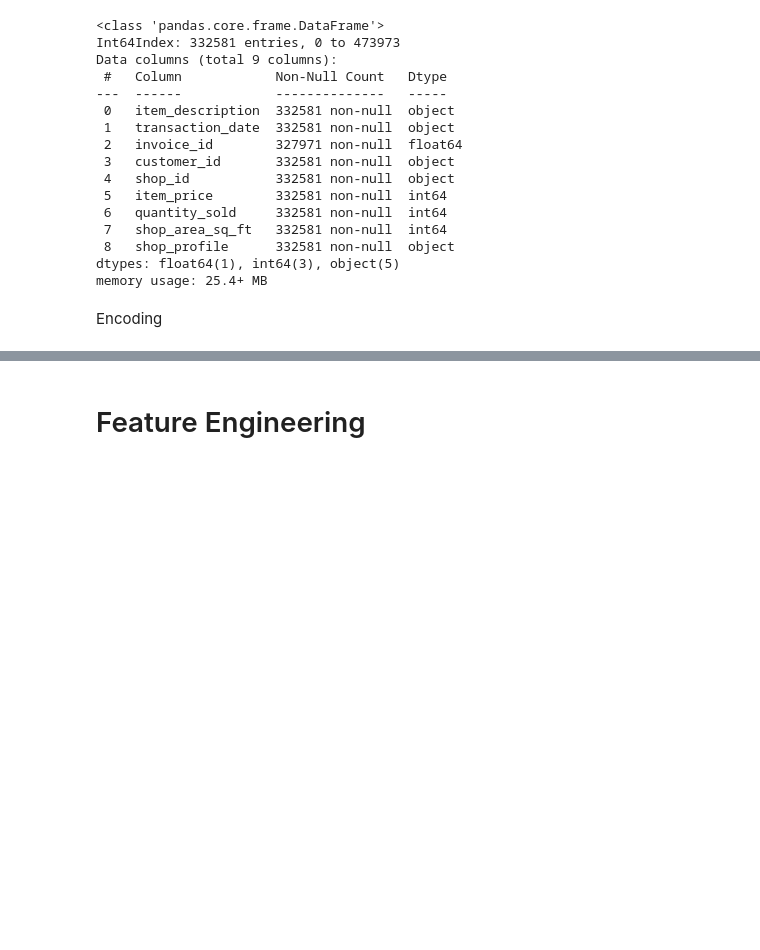
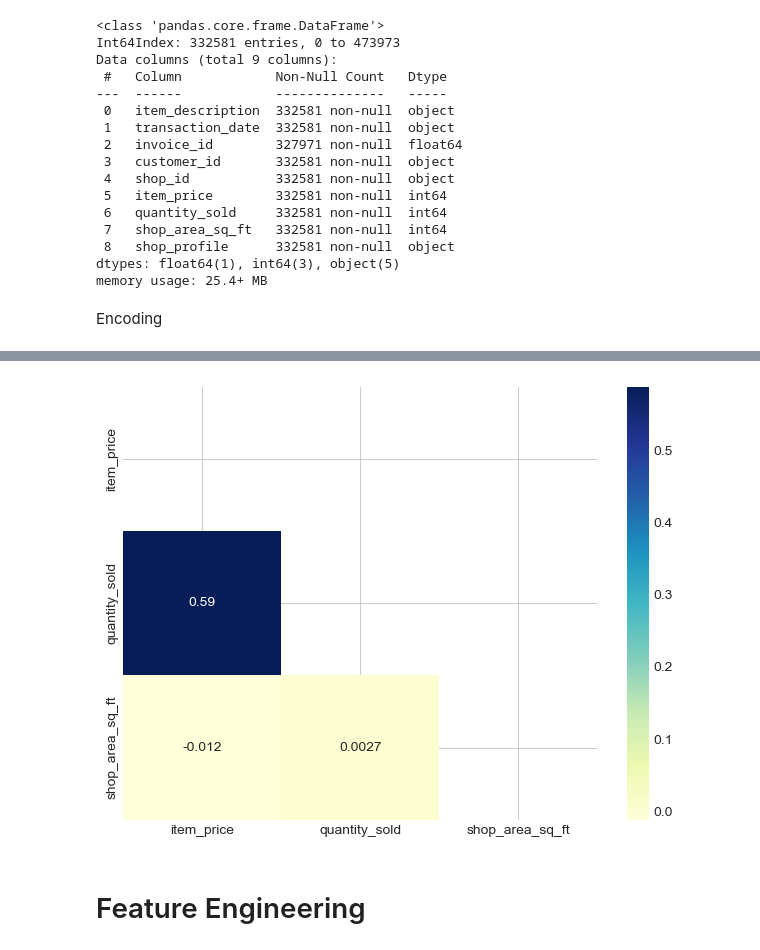
Before and after one commit to AnoshanJ/Datastorm4.0, a Jupyter notebook: Day 1/Solution.ipynb, the cells around one changed output, grey strips where cells are left out. Drawn from its saved outputs; the diff is of its cells as text; code cells hidden in the pictures; blank space fills up the shorter version.

```diff
--- a/Day 1/Solution.ipynb
+++ b/Day 1/Solution.ipynb
@@ -128,6 +128,16 @@ dtypes: float64(1), int64(3), object(5)
 memory usage: 25.4+ MB
 # %% [markdown]
 Encoding
+# %%
+# Set the data types of each feature
+
+# The nominative (unordered) categorical features
+features_nom = ["item_description", "customer_id", "shop_id", "shop_profile"]
+
+for feature in features_nom:
+    Train[feature] = Train[feature].astype("category")
+
+Train["transaction_date"] = pd.to_datetime(Train["transaction_date"])
 # %%
 Train_y = Train["shop_profile"]
 Train.drop("shop_profile", axis=1, inplace=True)
@@ -145,2 +168,15 @@ Train_y = le.fit_transform(Train_y)
+# %%
+Train.drop("invoice_id", axis=1, inplace=True)
+# %%
+# creating mask
+mask = np.triu(np.ones_like(Train.corr()))
+
+# plotting a triangle correlation heatmap
+dataplot = sns.heatmap(Train.corr(), cmap="YlGnBu", annot=True, mask=mask)
+
+# displaying heatmap
+plt.show()
+# %% [output]
+[figure, added]
 # %% [markdown]
 # Feature Engineering
```
Also changed, not shown: parts of 2 cells of this notebook.
